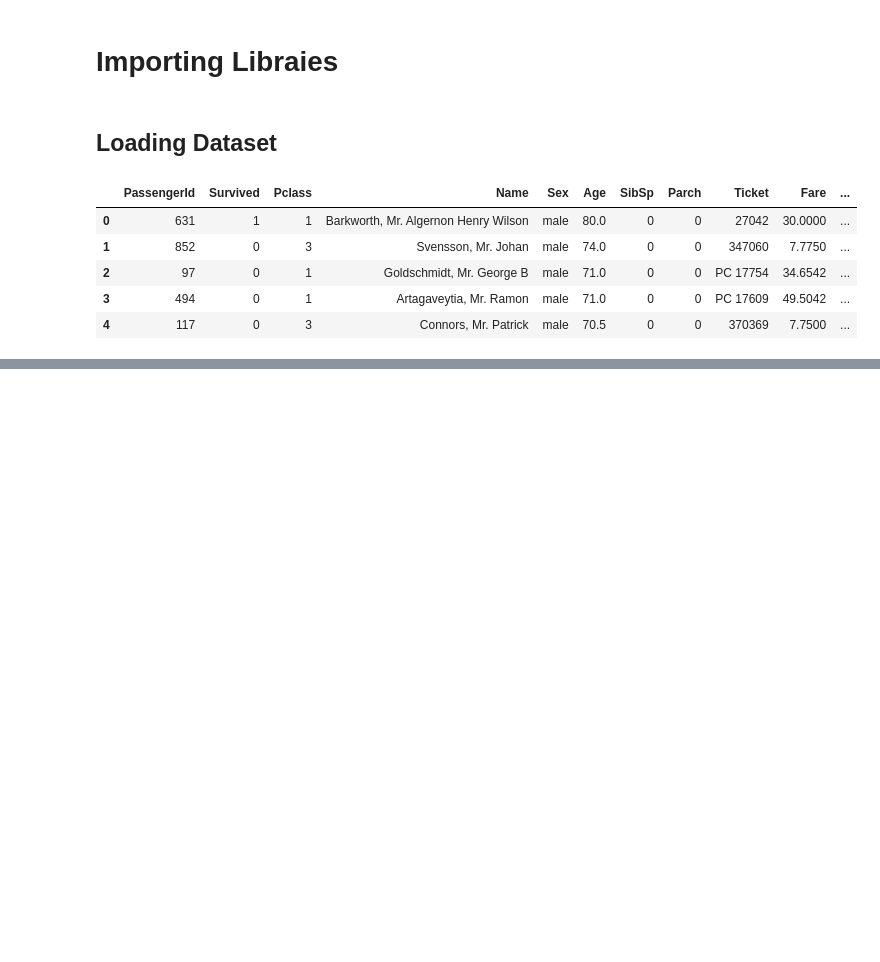
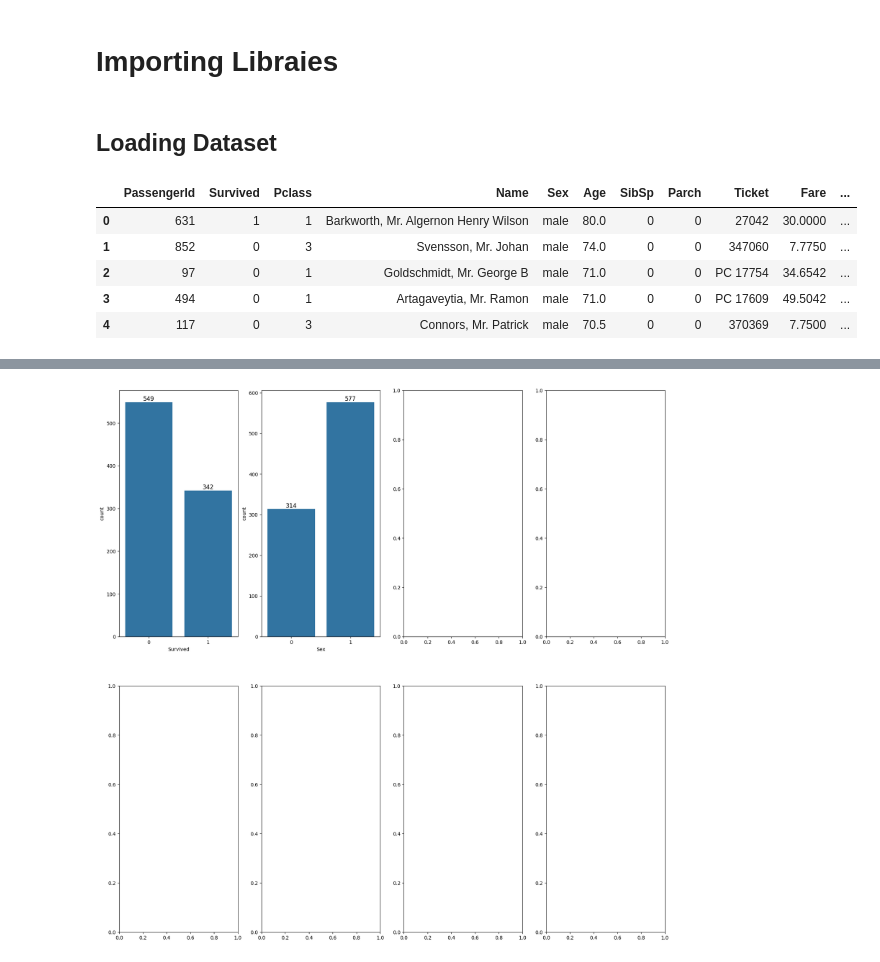
Before and after one commit to galiraza/Data-Science-PortFolio, a Jupyter notebook: 1-Titanic Survival Prediction/Titanic-Prediction.ipynb, the cells around one changed output, grey strips where cells are left out. Drawn from its saved outputs; the diff is of its cells as text; code cells hidden in the pictures; blank space fills up the shorter version.

```diff
--- a/1-Titanic Survival Prediction/Titanic-Prediction.ipynb
+++ b/1-Titanic Survival Prediction/Titanic-Prediction.ipynb
@@ -66,0 +214,25 @@ KeyError: "['PassengerId', 'Name'] not found in axis"
+# %%
+import matplotlib.pyplot as plt
+import seaborn as sns
+
+fig, ax = plt.subplots(2, 4, figsize=(20, 20))
+
+# Countplot for 'Survived'
+sns.countplot(x='Survived', data=df, ax=ax[0, 0])
+for p in ax[0, 0].patches:  # Loop through bars
+    ax[0, 0].text(p.get_x() + p.get_width() / 2,  # X position
+                  p.get_height(),  # Y position (top of bar)
+                  int(p.get_height()),  # Text (bar height)
+                  ha='center', va='bottom', fontsize=12)  # Center alignment
+
+# Countplot for 'Sex'
+sns.countplot(x='Sex', data=df, ax=ax[0, 1])
+for p in ax[0, 1].patches:
+    ax[0, 1].text(p.get_x() + p.get_width() / 2,
+                  p.get_height(),
+                  int(p.get_height()),
+                  ha='center', va='bottom', fontsize=12)
+
+plt.show()
+# %% [output]
+[figure, added]
```
Also changed, not shown: parts of 25 cells of this notebook, 5 other files.
